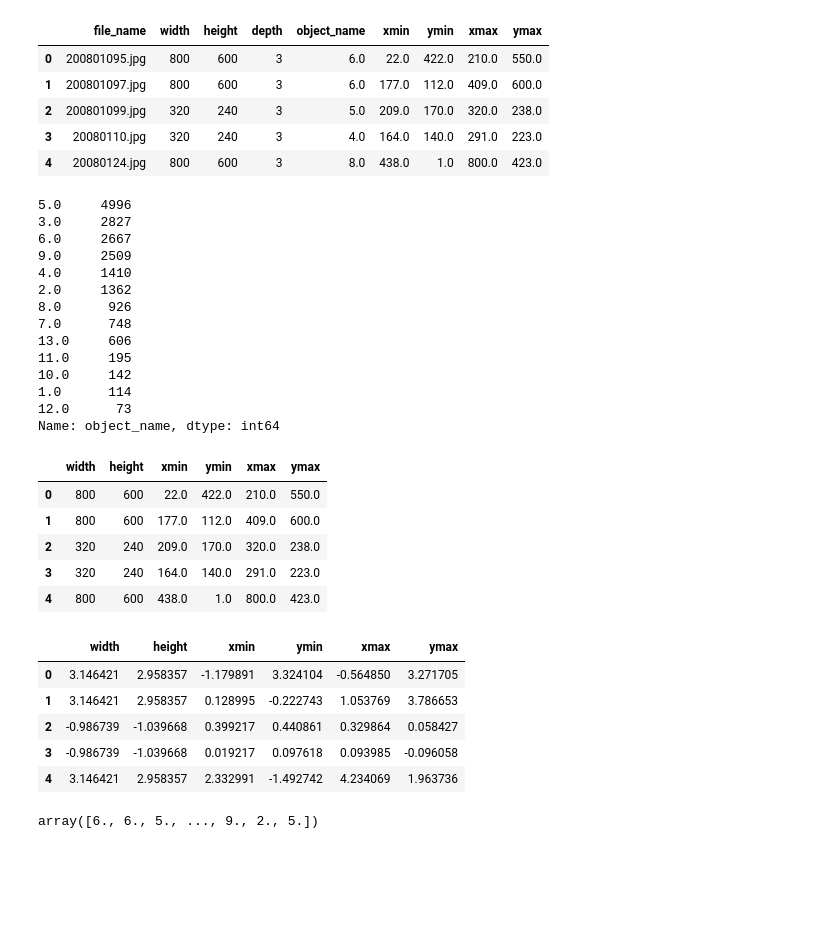
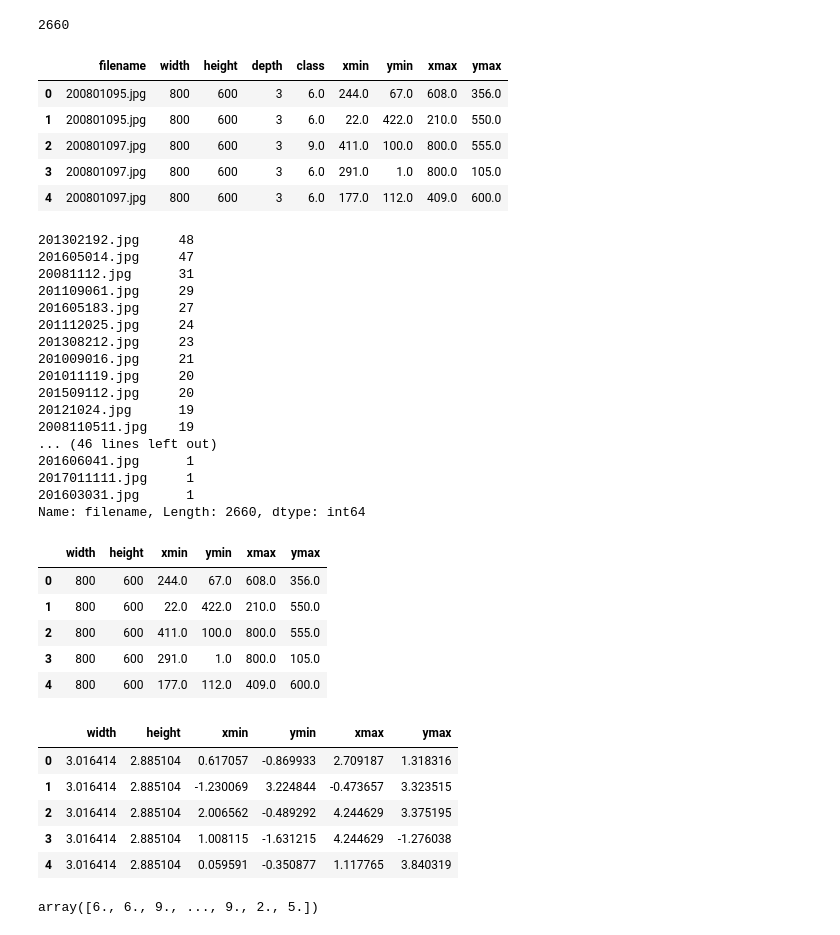
Before and after one commit to ChongMingWei/ICIP_Dengue_fever, a Jupyter notebook: DataAnalysis.ipynb, the cells around one changed output. Saved outputs shown, nothing was run; the diff lists cells and outputs as text; code cells hidden in the pictures; blank space fills up the shorter version.

```diff
--- a/DataAnalysis.ipynb
+++ b/DataAnalysis.ipynb
@@ -32,7 +32,7 @@ transformation_obj = {
     "plastic_bag":6, "plate":7, "styrofoam":8, "tire":9,
     "toilet":10, "tub":11, "washing_machine":12, "water_tower":13
 }
-train_data['object_name'] = train_data['object_name'].map(transformation_obj)
+train_data['class'] = train_data['class'].map(transformation_obj)
 # %%
 #checking the NA values
 train_data.isna().sum()
@@ -77,60 +77,68 @@ ymax           0
 dtype: int64
+# %%
+h = train_data['filename'].value_counts().keys().tolist()
+len(h)
+# %% [output]
+2660
 # %%
 # checking the head of the data after changing 'object_name'
 
 train_data.head()
 # %% [output]
-|  | file_name | width | height | depth | object_name | xmin | ymin | xmax | ymax |
-| 0 | 200801095.jpg | 800 | 600 | 3 | 6.0 | 22.0 | 422.0 | 210.0 | 550.0 |
-| 1 | 200801097.jpg | 800 | 600 | 3 | 6.0 | 177.0 | 112.0 | 409.0 | 600.0 |
-| 2 | 200801099.jpg | 320 | 240 | 3 | 5.0 | 209.0 | 170.0 | 320.0 | 238.0 |
-| 3 | 20080110.jpg | 320 | 240 | 3 | 4.0 | 164.0 | 140.0 | 291.0 | 223.0 |
-| 4 | 20080124.jpg | 800 | 600 | 3 | 8.0 | 438.0 | 1.0 | 800.0 | 423.0 |
+|  | filename | width | height | depth | class | xmin | ymin | xmax | ymax |
+| 0 | 200801095.jpg | 800 | 600 | 3 | 6.0 | 244.0 | 67.0 | 608.0 | 356.0 |
+| 1 | 200801095.jpg | 800 | 600 | 3 | 6.0 | 22.0 | 422.0 | 210.0 | 550.0 |
+| 2 | 200801097.jpg | 800 | 600 | 3 | 9.0 | 411.0 | 100.0 | 800.0 | 555.0 |
+| 3 | 200801097.jpg | 800 | 600 | 3 | 6.0 | 291.0 | 1.0 | 800.0 | 105.0 |
+| 4 | 200801097.jpg | 800 | 600 | 3 | 6.0 | 177.0 | 112.0 | 409.0 | 600.0 |
 # %%
-train_data['object_name'].value_counts()
+train_data['filename'].value_counts()
 # %% [output]
-5.0     4996
-3.0     2827
-6.0     2667
-9.0     2509
-4.0     1410
-2.0     1362
-8.0      926
-7.0      748
-13.0     606
-11.0     195
-10.0     142
-1.0      114
-12.0      73
-Name: object_name, dtype: int64
+201302192.jpg     48
+201605014.jpg     47
+20081112.jpg      31
+201109061.jpg     29
+201605183.jpg     27
+201112025.jpg     24
+201308212.jpg     23
+201009016.jpg     21
+201011119.jpg     20
+201509112.jpg     20
+20121024.jpg      19
+2008110511.jpg    19
+... (46 lines left out)
+201606041.jpg      1
+2017011111.jpg     1
+201603031.jpg      1
+Name: filename, Length: 2660, dtype: int64
 # %%
-df_drop = train_data.drop(['file_name', 'object_name', 'depth'], axis=1)
+df_drop = train_data.drop(['filename', 'class'], axis=1)
 df_drop.head()
 # %% [output]
 |  | width | height | xmin | ymin | xmax | ymax |
-| 0 | 800 | 600 | 22.0 | 422.0 | 210.0 | 550.0 |
-| 1 | 800 | 600 | 177.0 | 112.0 | 409.0 | 600.0 |
-| 2 | 320 | 240 | 209.0 | 170.0 | 320.0 | 238.0 |
-| 3 | 320 | 240 | 164.0 | 140.0 | 291.0 | 223.0 |
-| 4 | 800 | 600 | 438.0 | 1.0 | 800.0 | 423.0 |
+| 0 | 800 | 600 | 244.0 | 67.0 | 608.0 | 356.0 |
+| 1 | 800 | 600 | 22.0 | 422.0 | 210.0 | 550.0 |
+| 2 | 800 | 600 | 411.0 | 100.0 | 800.0 | 555.0 |
+| 3 | 800 | 600 | 291.0 | 1.0 | 800.0 | 105.0 |
+| 4 | 800 | 600 | 177.0 | 112.0 | 409.0 | 600.0 |
 # %%
 # Normalization
 df_norm = (df_drop - df_drop.mean()) / df_drop.std()
 df_norm.head()
 # %% [output]
 |  | width | height | xmin | ymin | xmax | ymax |
-| 0 | 3.146421 | 2.958357 | -1.179891 | 3.324104 | -0.564850 | 3.271705 |
-| 1 | 3.146421 | 2.958357 | 0.128995 | -0.222743 | 1.053769 | 3.786653 |
-| 2 | -0.986739 | -1.039668 | 0.399217 | 0.440861 | 0.329864 | 0.058427 |
-| 3 | -0.986739 | -1.039668 | 0.019217 | 0.097618 | 0.093985 | -0.096058 |
-| 4 | 3.146421 | 2.958357 | 2.332991 | -1.492742 | 4.234069 | 1.963736 |
+| 0 | 3.016414 | 2.885104 | 0.617057 | -0.869933 | 2.709187 | 1.318316 |
+| 1 | 3.016414 | 2.885104 | -1.230069 | 3.224844 | -0.473657 | 3.323515 |
+| 2 | 3.016414 | 2.885104 | 2.006562 | -0.489292 | 4.244629 | 3.375195 |
+| 3 | 3.016414 | 2.885104 | 1.008115 | -1.631215 | 4.244629 | -1.276038 |
+| 4 | 3.016414 | 2.885104 | 0.059591 | -0.350877 | 1.117765 | 3.840319 |
 # %%
 from sklearn.decomposition import PCA
 # %%
-y = train_data['object_name'].values
+y = train_data['class'].values
 y
 # %% [output]
-array([6., 6., 5., ..., 9., 2., 5.])
+array([6., 6., 9., ..., 9., 2., 5.])
 # %%
 arr = df_norm.values
 arr
```
Also changed, not shown: parts of 13 cells of this notebook.
